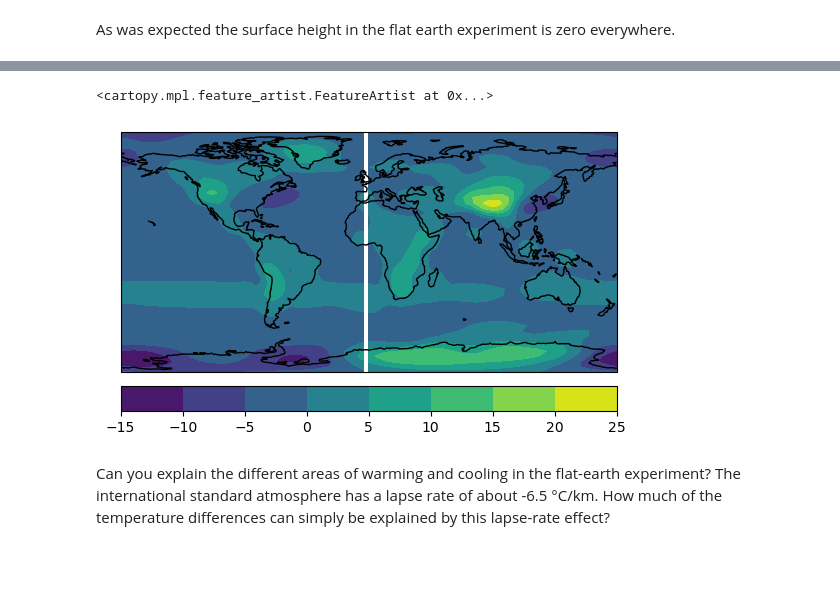
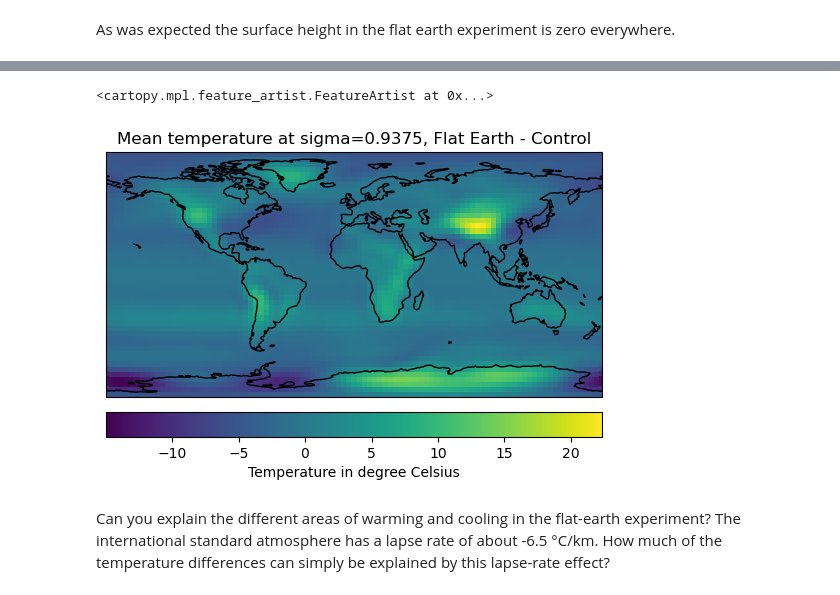
Before and after one commit to SpeedyWeather/NCAS_CMSS_2025, a Jupyter notebook: Pre-Defined_Experiments/Flat_Earth_analysis.ipynb, the cells around one changed output, grey strips where cells are left out. Drawn from its saved outputs; the diff is of its cells as text; code cells hidden in the pictures; blank space fills up the shorter version.

```diff
--- a/Pre-Defined_Experiments/Flat_Earth_analysis.ipynb
+++ b/Pre-Defined_Experiments/Flat_Earth_analysis.ipynb
@@ -31,5 +33,5 @@ import sys
 # %%
-ds=xr.open_dataset("./run_Climate_Ocean_Land_0001/output.nc")
+ds=xr.open_dataset(f'{datadir}/run_Climate_Ocean_Land_0001/output.nc')
 ds
 # %% [output]
 <xarray.Dataset> Size: 102GB
@@ -50,7 +52,7 @@ Data variables: (12/28)
     precip_cond_rate  (time, lat, lon) float32 2GB ...
     precip_conv_rate  (time, lat, lon) float32 2GB ...
 # %%
-ds_flat=xr.open_dataset("./run_Flat_Earth_0001/output.nc")
+ds_flat=xr.open_dataset(f'{datadir}/run_Flat_Earth_0001/output.nc')
 ds_flat
 # %% [output]
 <xarray.Dataset> Size: 102GB
@@ -127,12 +121,13 @@ Text(0.5, 1.0, 'Mean temperature Flat Earth')
 # %%
 #mean temperature flat-control
 ax=plt.axes(projection=ccrs.PlateCarree())
-plt.contourf(ds_flat.lon,ds_flat.lat,Tflat_mean-T_mean,transform=ccrs.PlateCarree())
-plt.colorbar(orientation='horizontal', pad=0.04)
+plt.pcolormesh(ds_flat.lon,ds_flat.lat,Tflat_mean-T_mean,transform=ccrs.PlateCarree(), label='')
+plt.colorbar(orientation='horizontal', pad=0.04, label='Temperature in degree Celsius')
+ax.set_title('Mean temperature at sigma=0.9375, Flat Earth - Control')
 ax.coastlines()
 # %% [output]
 <cartopy.mpl.feature_artist.FeatureArtist at 0x...>
-[figure, old version]
+[figure, new version]
 # %% [markdown]
 Can you explain the different areas of warming and cooling in the flat-earth experiment? The international standard atmosphere has a lapse rate of about -6.5 °C/km. How much of the temperature differences can simply be explained by this lapse-rate effect?
 # %% [markdown]
```
Also changed, not shown: parts of 15 cells of this notebook.
